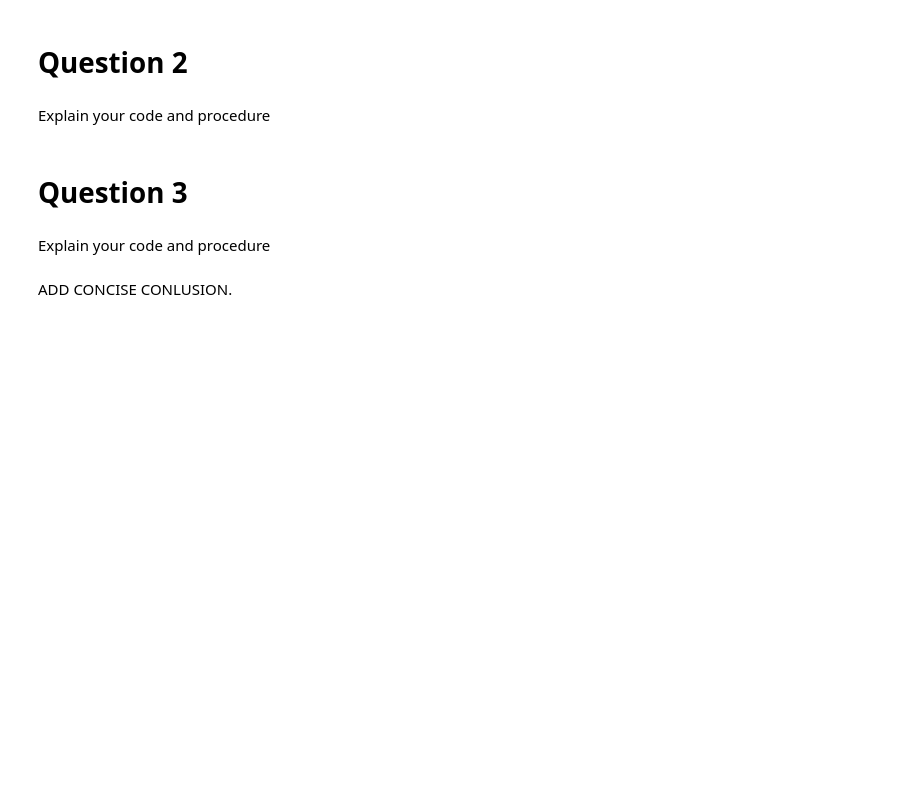
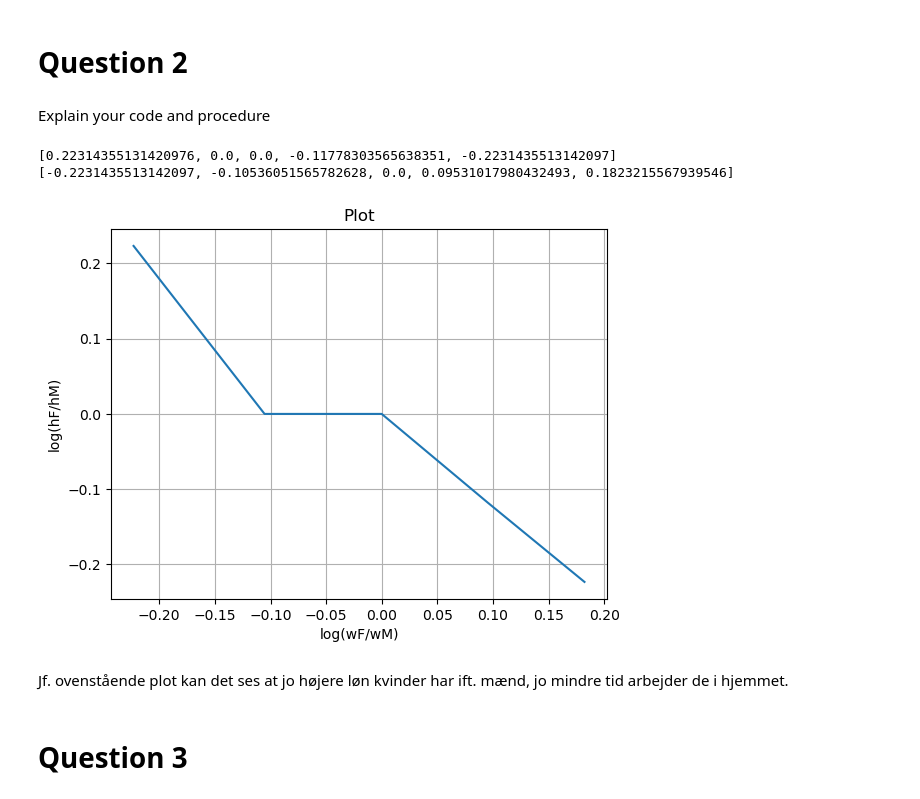
Before and after one commit to NumEconCopenhagen/projects-2023-snj927-vpc398, a Jupyter notebook: inauguralproject/inauguralproject.ipynb, the cells around one changed output. Drawn from its saved outputs; the diff is of its cells as text; code cells hidden in the pictures; blank space fills up the shorter version.

Commit message:
Update hjemme 260323 14:30

```diff
--- a/inauguralproject/inauguralproject.ipynb
+++ b/inauguralproject/inauguralproject.ipynb
@@ -139,12 +136,17 @@ class HouseholdSpecializationModelClass:
 # %%
-# ChatGPT melder fejl
+#Definerer alpha og sigma værdier
 
-# Define the values of alpha and sigma to use
 alpha_values = [0.25, 0.5, 0.75]
 sigma_values = [0.5, 1, 1.5]
+mo = HouseholdSpecializationModelClass()
 
-for par.alpha in alpha_values:
-    for par.sigma in sigma_values:
-        hf_hm_ratio = HF(alpha, sigma) / HM(alpha, sigma)
-        print(f"alpha={alpha}, sigma={sigma}: HF/HM = {hf_hm_ratio}")
+#Printer værdier for HF/HM mht. ovenstående alpha og sigma værdier
+
+for alpha in alpha_values:
+    for sigma in sigma_values:
+        mo.par.alpha = alpha
+        mo.par.sigma = sigma
+        res = mo.solve_discrete()
+        print(f"alpha er {alpha} og sigma er {sigma}")
+        print(f"HF:{res.HF}/ HM:{res.HM} --> {res.HF/res.HM}")
 # %% [output]
@@ -158,4 +175,26 @@ Explain your code and procedure
+# %%
+w_f_values = [0.8, 0.9, 1.0, 1.1, 1.2]
+log_w_f_w_m = []
+log_h_f_h_m = []
+mo = HouseholdSpecializationModelClass()
+for w_f in w_f_values:
+        mo.par.wF = w_f
+        res = mo.solve_discrete()
+        log_w_f_w_m.append(np.log(mo.par.wF/mo.par.wM))
+        log_h_f_h_m.append(np.log(res.HF/res.HM))
+fig, ax = plt.subplots()
+print(log_h_f_h_m)
+print(log_w_f_w_m)
+ax.plot(log_w_f_w_m, log_h_f_h_m)
+ax.set(xlabel='log(wF/wM)', ylabel='log(hF/hM)', title='Plot')
+ax.grid()
+fig.savefig("test.png")
+plt.show()
+# %% [output]
+[0.22314355131420976, 0.0, 0.0, -0.11778303565638351, -0.2231435513142097]
+[-0.2231435513142097, -0.10536051565782628, 0.0, 0.09531017980432493, 0.1823215567939546]
+[figure, added]
+# %% [markdown]
+Jf. ovenstående plot kan det ses at jo højere løn kvinder har ift. mænd, jo mindre tid arbejder de i hjemmet.
 # %% [markdown]
 # Question 3
-# %% [markdown]
-Explain your code and procedure
@@ -164,2 +200,0 @@ Explain your code and procedure
-# %% [markdown]
-ADD CONCISE CONLUSION.
```
Also changed, not shown: parts of 10 cells of this notebook, 1 other file.
